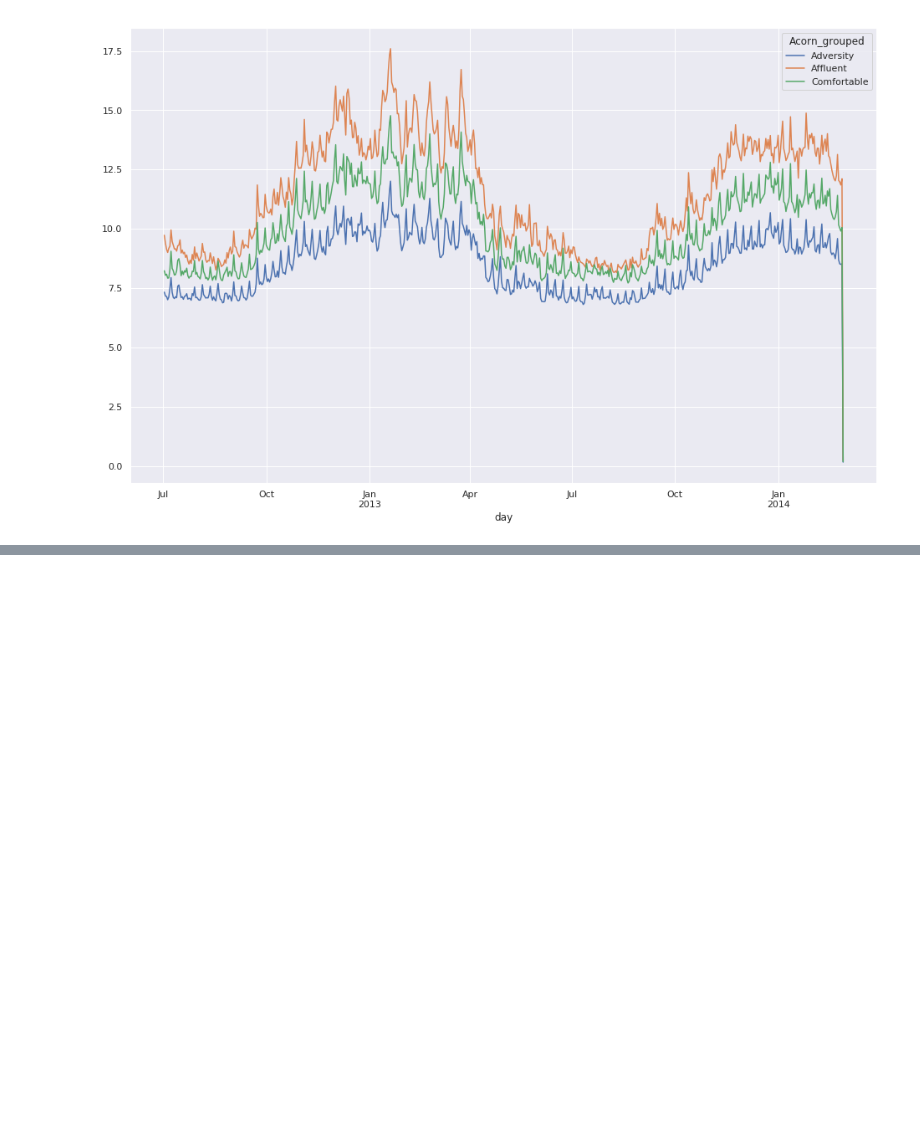
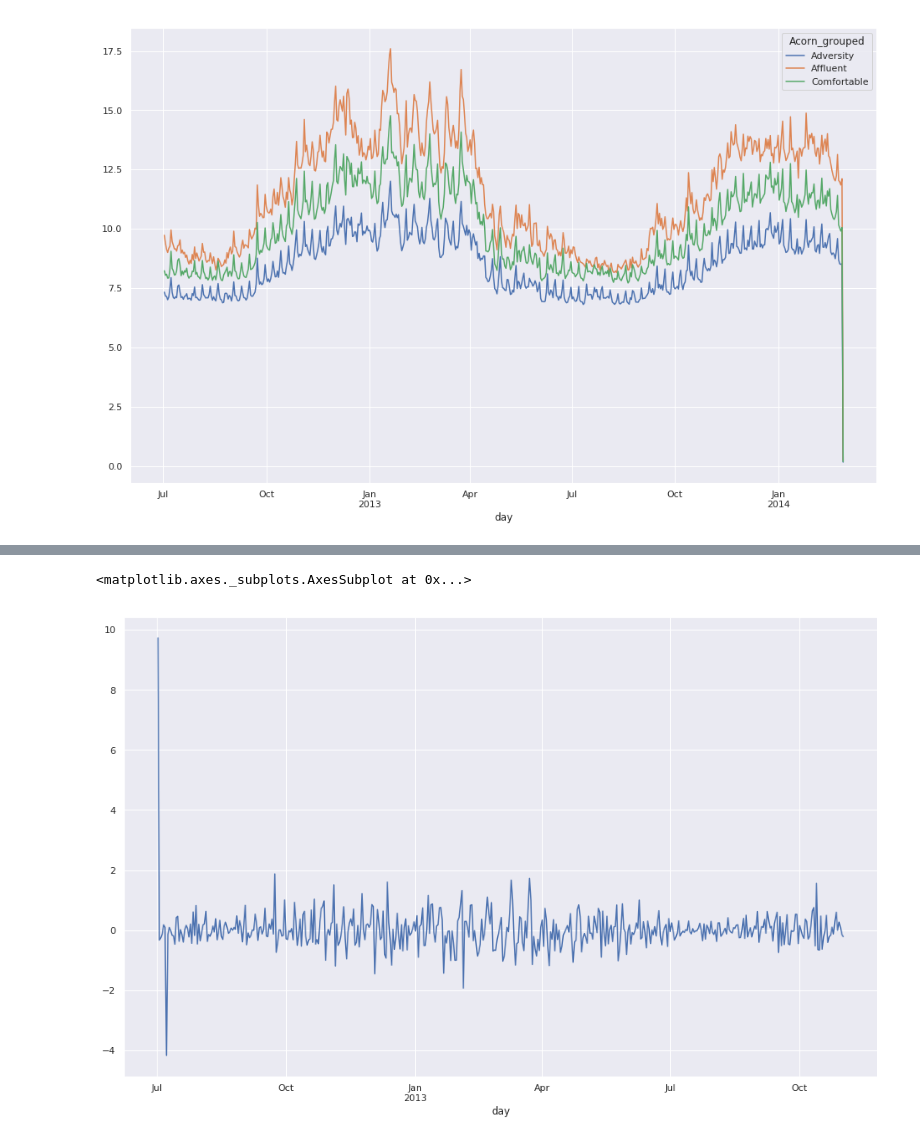
Before and after one commit to robahall/smlondon, a Jupyter notebook: notebooks/1.0-rah-InitialEDA.ipynb, the cells around one changed output, grey strips where cells are left out. Saved outputs shown, nothing was run; the diff lists cells and outputs as text; code cells hidden in the pictures; blank space fills up the shorter version.

```diff
--- a/notebooks/1.0-rah-InitialEDA.ipynb
+++ b/notebooks/1.0-rah-InitialEDA.ipynb
@@ -207,0 +320,5 @@ plt.show()
+# %%
+results.resid.plot()
+# %% [output]
+<matplotlib.axes._subplots.AxesSubplot at 0x...>
+[figure, added]
```
Also changed, not shown: parts of 22 cells of this notebook.
